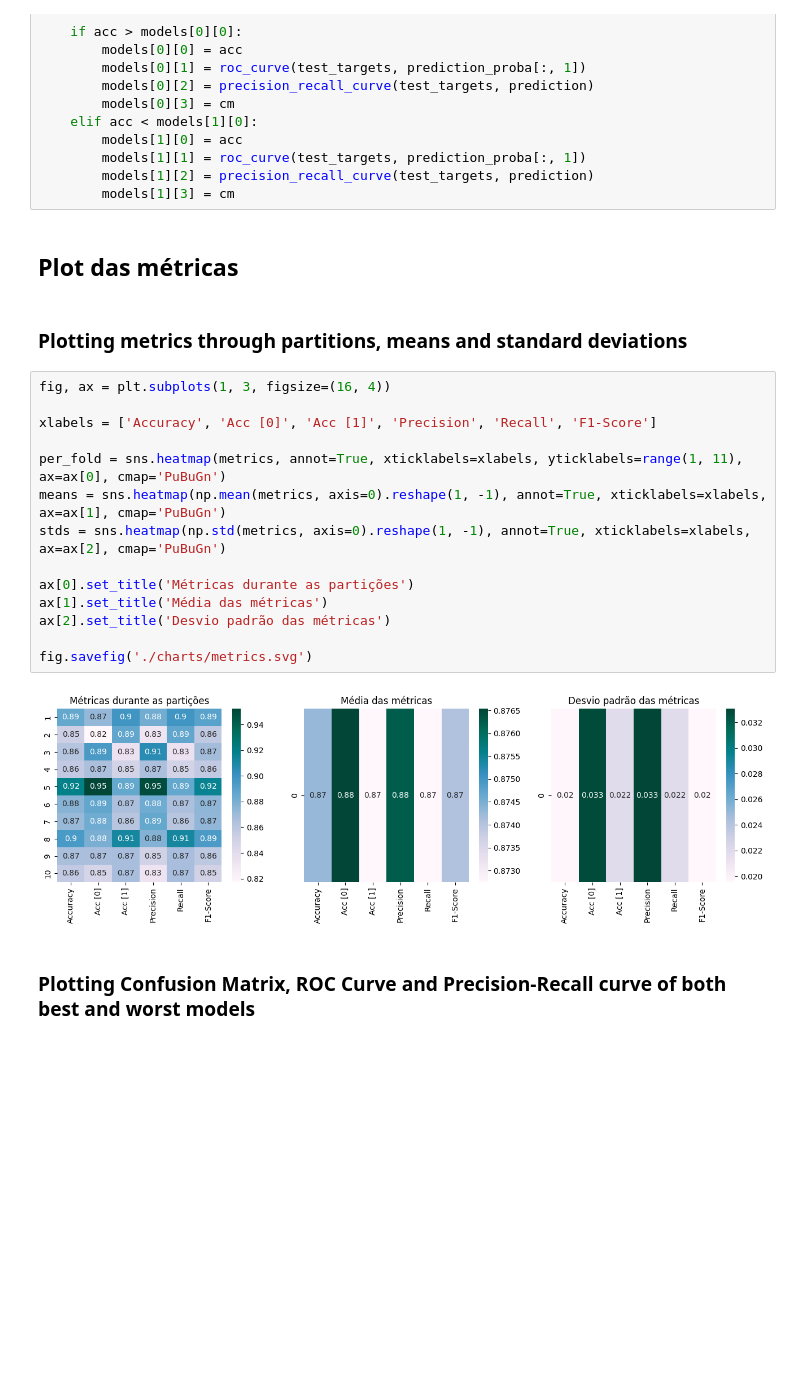
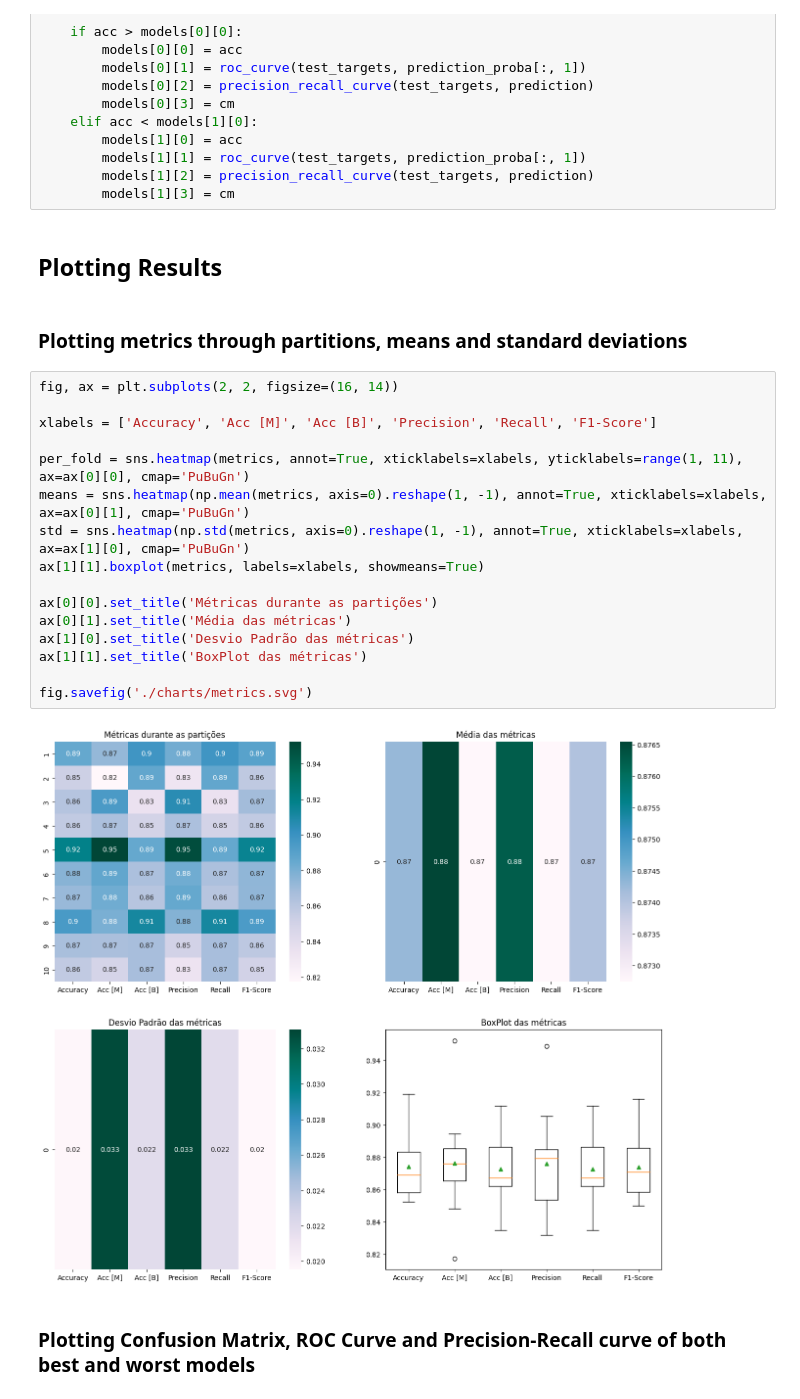
Before and after one commit to rabdiego/final_aprendizagem, a Jupyter notebook: models/logistic_regression/train_test.ipynb, the cells around one changed output. Drawn from its saved outputs; the diff is of its cells as text; blank space fills up the shorter version.

Commit message:
Fix Plots

```diff
--- a/models/logistic_regression/train_test.ipynb
+++ b/models/logistic_regression/train_test.ipynb
@@ -152,26 +137,28 @@ for i, (train_index, test_index) in tqdm(enumerate(folder.split(attributes))):
         models[1][1] = roc_curve(test_targets, prediction_proba[:, 1])
         models[1][2] = precision_recall_curve(test_targets, prediction)
         models[1][3] = cm
-# %% [markdown]
-## Plot das métricas
+# %% [markdown]
+## Plotting Results
 # %% [markdown]
 ### Plotting metrics through partitions, means and standard deviations
 # %%
-fig, ax = plt.subplots(1, 3, figsize=(16, 4))
+fig, ax = plt.subplots(2, 2, figsize=(16, 14))
 
-xlabels = ['Accuracy', 'Acc [0]', 'Acc [1]', 'Precision', 'Recall', 'F1-Score']
+xlabels = ['Accuracy', 'Acc [M]', 'Acc [B]', 'Precision', 'Recall', 'F1-Score']
 
-per_fold = sns.heatmap(metrics, annot=True, xticklabels=xlabels, yticklabels=range(1, 11), ax=ax[0], cmap='PuBuGn')
-means = sns.heatmap(np.mean(metrics, axis=0).reshape(1, -1), annot=True, xticklabels=xlabels, ax=ax[1], cmap='PuBuGn')
-stds = sns.heatmap(np.std(metrics, axis=0).reshape(1, -1), annot=True, xticklabels=xlabels, ax=ax[2], cmap='PuBuGn')
+per_fold = sns.heatmap(metrics, annot=True, xticklabels=xlabels, yticklabels=range(1, 11), ax=ax[0][0], cmap='PuBuGn')
+means = sns.heatmap(np.mean(metrics, axis=0).reshape(1, -1), annot=True, xticklabels=xlabels, ax=ax[0][1], cmap='PuBuGn')
+std = sns.heatmap(np.std(metrics, axis=0).reshape(1, -1), annot=True, xticklabels=xlabels, ax=ax[1][0], cmap='PuBuGn')
+ax[1][1].boxplot(metrics, labels=xlabels, showmeans=True)
 
-ax[0].set_title('Métricas durante as partições')
-ax[1].set_title('Média das métricas')
-ax[2].set_title('Desvio padrão das métricas')
+ax[0][0].set_title('Métricas durante as partições')
+ax[0][1].set_title('Média das métricas')
+ax[1][0].set_title('Desvio Padrão das métricas')
+ax[1][1].set_title('BoxPlot das métricas')
 
 fig.savefig('./charts/metrics.svg')
 # %% [output]
-[figure, old version]
+[figure, new version]
 # %% [markdown]
 ### Plotting Confusion Matrix, ROC Curve and Precision-Recall curve of both best and worst models
 # %%
```
Also changed, not shown: parts of 2 cells of this notebook, 2 other files.
